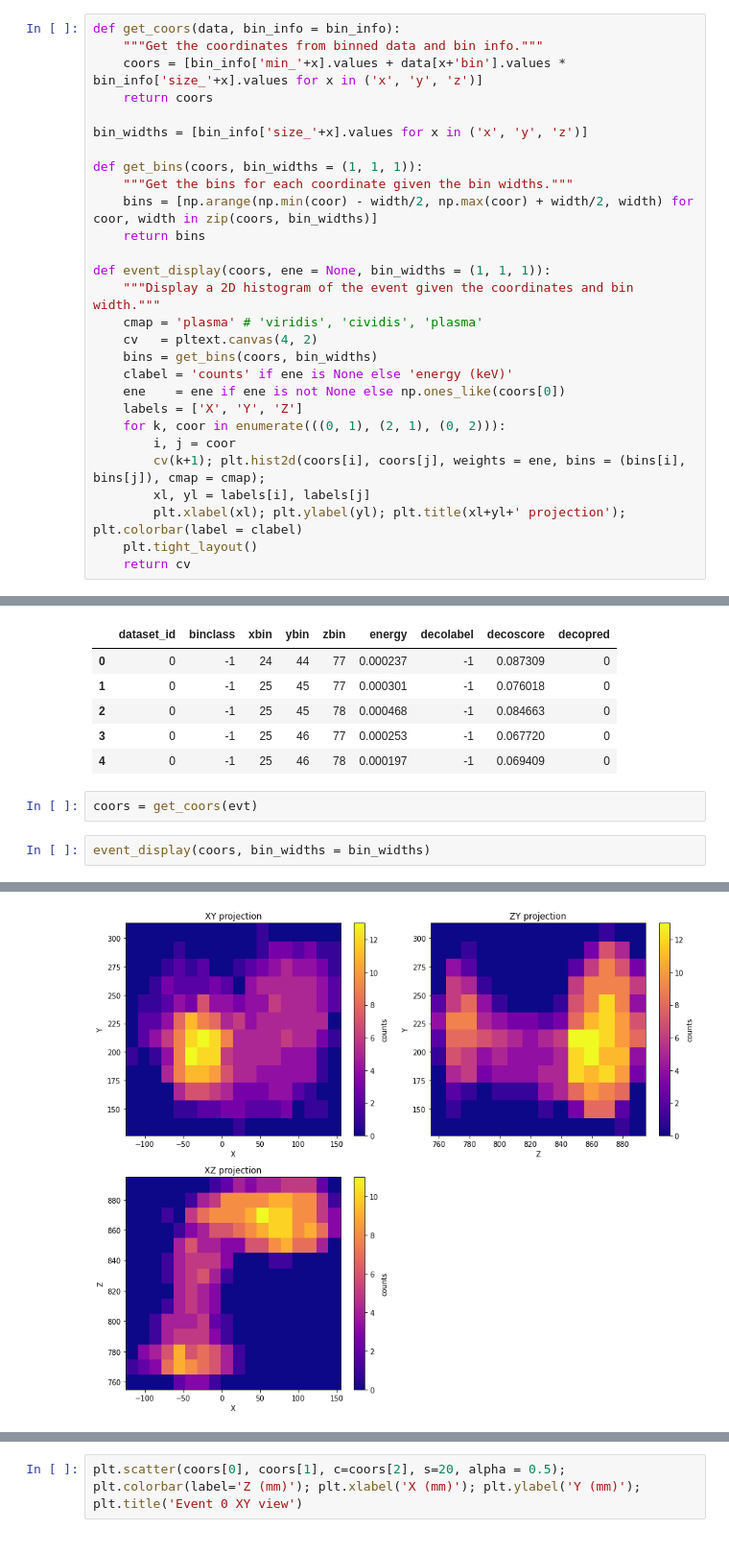
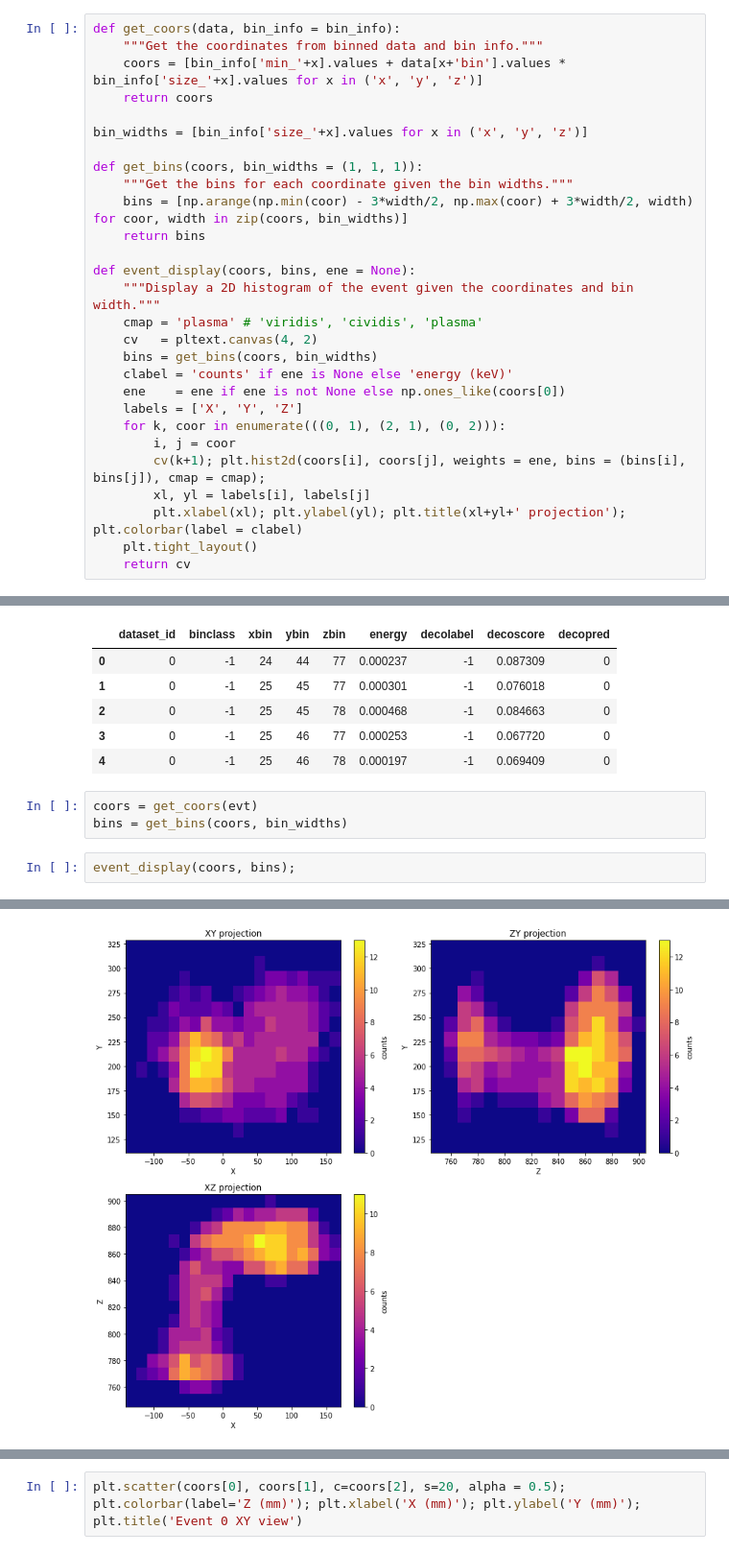
Before and after one commit to jahernando/nextana, a Jupyter notebook: NB/topo/topo_cnn_deconv.ipynb, the cells around one changed output, grey strips where cells are left out. Shown at 96% size. Drawn from its saved outputs; the diff is of its cells as text.

Commit message:
add graph

```diff
--- a/NB/topo/topo_cnn_deconv.ipynb
+++ b/NB/topo/topo_cnn_deconv.ipynb
@@ -79,10 +66,10 @@ bin_widths = [bin_info['size_'+x].values for x in ('x', 'y', 'z')]
 
 def get_bins(coors, bin_widths = (1, 1, 1)):
     """Get the bins for each coordinate given the bin widths."""
-    bins = [np.arange(np.min(coor) - width/2, np.max(coor) + width/2, width) for coor, width in zip(coors, bin_widths)]
+    bins = [np.arange(np.min(coor) - 3*width/2, np.max(coor) + 3*width/2, width) for coor, width in zip(coors, bin_widths)]
     return bins
 
-def event_display(coors, ene = None, bin_widths = (1, 1, 1)):
+def event_display(coors, bins, ene = None):
     """Display a 2D histogram of the event given the coordinates and bin width."""
     cmap = 'plasma' # 'viridis', 'cividis', 'plasma'
     cv   = pltext.canvas(4, 2)
@@ -114,6 +128,7 @@ evt.head()
 | 4 | 0 | -1 | 25 | 46 | 78 | 0.000197 | -1 | 0.069409 | 0 |
 # %%
 coors = get_coors(evt)
+bins = get_bins(coors, bin_widths)
 # %%
-event_display(coors, bin_widths = bin_widths)
+event_display(coors, bins);
 # %% [output]
@@ -121,4 +135,4 @@ event_display(coors, bin_widths = bin_widths)
-[figure, old version]
+[figure, new version]
 # %%
 evtdeco  = evt[evt.decopred == 1]
 enedeco  = 1e3* evtdeco.energy.values
```
Also changed, not shown: parts of 10 cells of this notebook.
